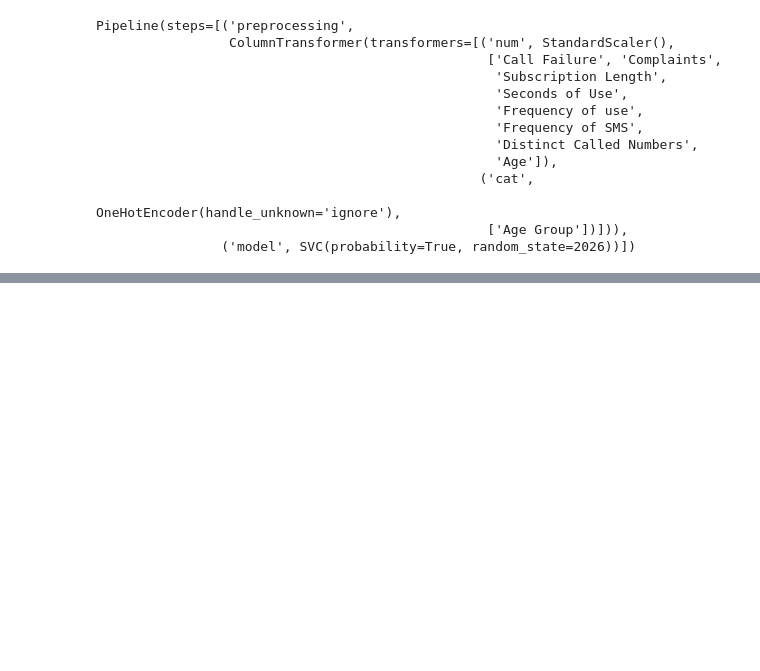
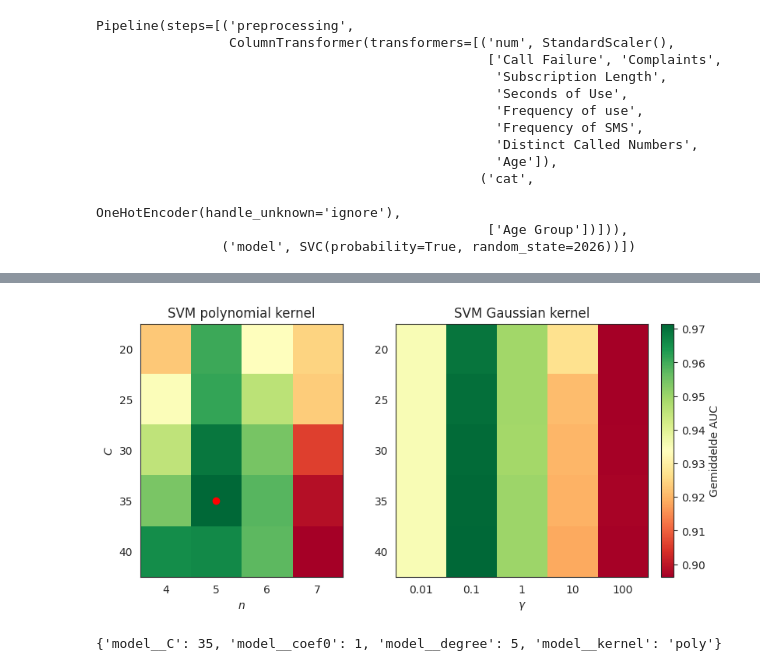
Before and after one commit to Murielle01/BP-3.4, a Jupyter notebook: scripts/opdracht 2/support_vector_machine.ipynb, the cells around one changed output, grey strips where cells are left out. Drawn from its saved outputs; the diff is of its cells as text; code cells hidden in the pictures; blank space fills up the shorter version.

```diff
--- a/scripts/opdracht 2/support_vector_machine.ipynb
+++ b/scripts/opdracht 2/support_vector_machine.ipynb
@@ -91,0 +483,20 @@ joblib.dump(model_pipeline_svm, "model_pipeline_svm.joblib")
+# %%
+param_grid = [
+    {'model__kernel': ['poly'],
+     'model__coef0': [1],
+     'model__C': [20, 25, 30, 35, 40],
+     'model__degree': [4, 5,6,7]},
+
+    {'model__kernel': ['rbf'],
+     'model__C': [20, 25, 30, 35, 40],
+     'model__gamma': [0.01, 0.1, 1, 10, 100]}
+]
+
+gridsearch = GridSearchCV(
+    estimator = model_pipeline_svm,
+    param_grid = param_grid,
+    scoring = 'roc_auc',
+    verbose=2,
+    n_jobs=-2)
+
+gridsearch = gridsearch.fit(X,y)
@@ -91,0 +512,36 @@ joblib.dump(model_pipeline_svm, "model_pipeline_svm.joblib")
+# %%
+# Indices in grid van beste parameters, we kijken naar grid[0] omdat
+# de poly kernel de beste resultaten geeft
+cv_results = pd.DataFrame({k:v for k,v in gridsearch.cv_results_.items() if k != 'params'})
+i = gridsearch.param_grid[0]['model__C'].index(gridsearch.best_params_['model__C'])
+j = gridsearch.param_grid[0]['model__degree'].index(gridsearch.best_params_['model__degree'])
+
+plt.figure(figsize = (8,4), layout='constrained', )
+ax1 = plt.subplot(1,2,1)
+plt.imshow(
+    cv_results[cv_results['param_model__kernel'] == 'poly'].pivot(
+        index='param_model__C', columns='param_model__degree', values='mean_test_score'),
+    cmap = 'RdYlGn')
+plt.plot(j, i, 'ro')
+plt.xlabel('$n$')
+plt.xticks(range(4), param_grid[0]['model__degree'])
+plt.ylabel('$C$')
+plt.yticks(range(5), param_grid[0]['model__C'])
+plt.title('SVM polynomial kernel')
+
+ax2 = plt.subplot(1,2,2, sharey = ax1)
+plt.imshow(
+    cv_results[cv_results['param_model__kernel'] == 'rbf'].pivot(
+        index='param_model__C', columns='param_model__gamma', values='mean_test_score'),
+    cmap = 'RdYlGn', aspect='auto')
+plt.xlabel('$\\gamma$')
+plt.xticks(range(5), param_grid[1]['model__gamma'] )
+plt.colorbar(label = 'Gemiddelde AUC')
+plt.title('SVM Gaussian kernel')
+plt.show()
+# %% [output]
+[figure, added]
+# %%
+print(gridsearch.best_params_)
+# %% [output]
+{'model__C': 35, 'model__coef0': 1, 'model__degree': 5, 'model__kernel': 'poly'}
```
Also changed, not shown: parts of 26 cells of this notebook, 2 other files.
